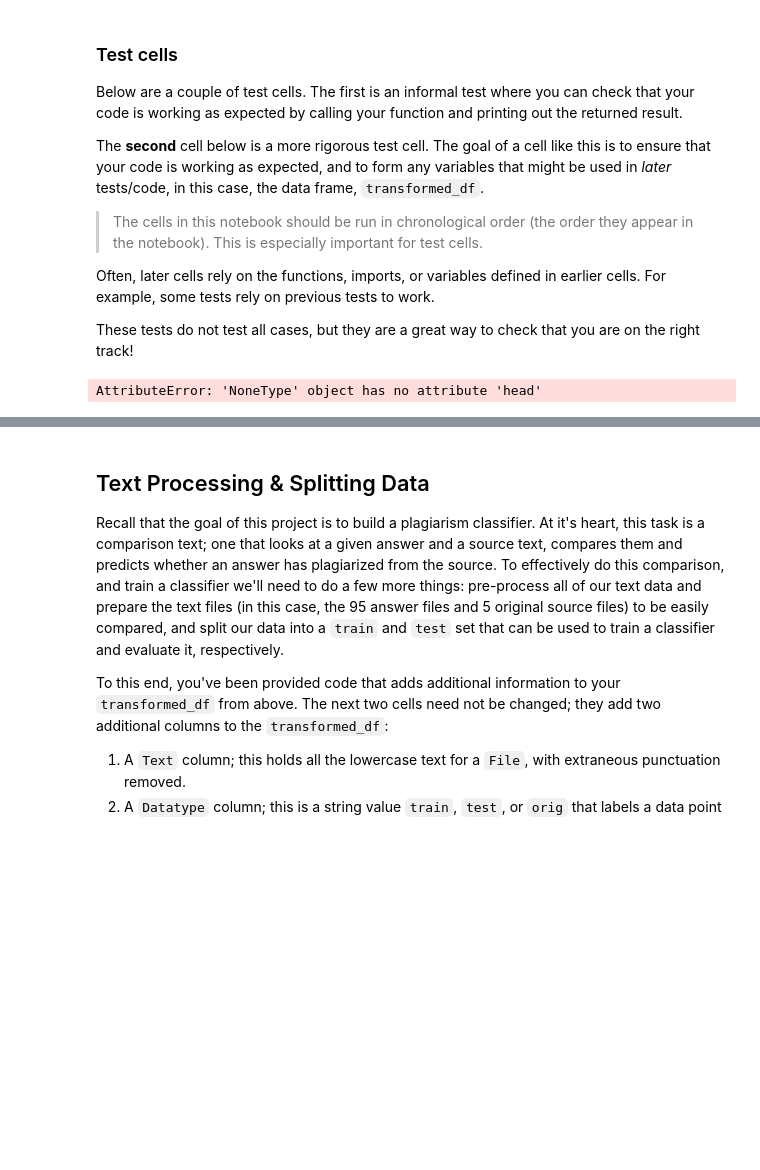
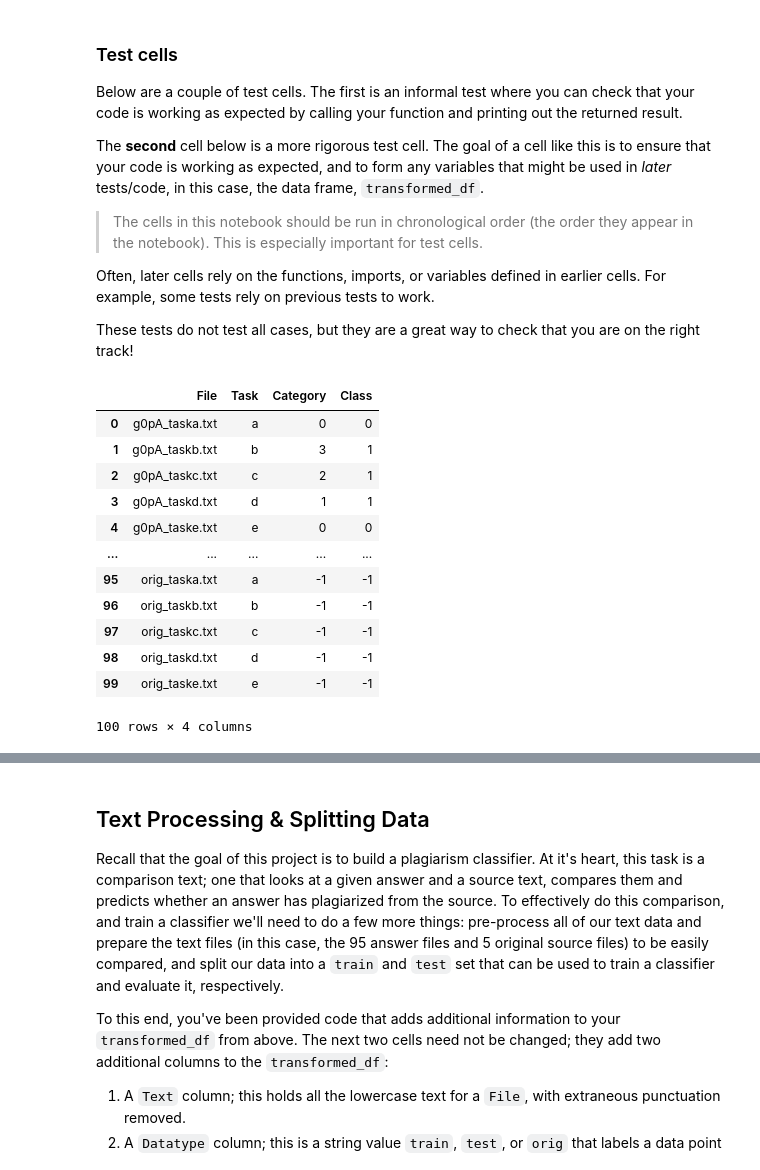
Before and after one commit to LourensWalters/deep-learning, a Jupyter notebook: notebooks/Project_Plagiarism_Detection/2_Plagiarism_Feature_Engineering.ipynb, the cells around one changed output, grey strips where cells are left out. Saved outputs shown, nothing was run; the diff lists cells and outputs as text; code cells hidden in the pictures; blank space fills up the shorter version.

````diff
--- a/notebooks/Project_Plagiarism_Detection/2_Plagiarism_Feature_Engineering.ipynb
+++ b/notebooks/Project_Plagiarism_Detection/2_Plagiarism_Feature_Engineering.ipynb
@@ -118,6 +118,21 @@ After running your function, you should get a DataFrame with rows that looks lik
 ```
 # %%
 # Read in a csv file and return a transformed dataframe
+
+def get_category(x):
+    if x == "non":
+        return 0
+    elif x == "heavy":
+        return 1
+    elif x == "light":
+        return 2
+    elif x == "cut":
+        return 3
+    elif x == "orig":
+        return -1
+    else:
+        return -1
+
 def numerical_dataframe(csv_file='data/file_information.csv'):
     '''Reads in a csv file which is assumed to have `File`, `Category` and `Task` columns.
        This function does two things:
@@ -129,8 +144,11 @@ def numerical_dataframe(csv_file='data/file_information.csv'):
        :return: A dataframe with numerical categories and a new `Class` label column'''
 
     # your code here
+    df_plagiarised = pd.read_csv(csv_file)
+    df_plagiarised["Category"] = df_plagiarised["Category"].apply(lambda x: get_category(x))
+    df_plagiarised["Class"] = df_plagiarised["Category"].apply(lambda x: 0 if x == 0 else(-1 if x == -1 else 1))
 
-    pass
+    return df_plagiarised
 # %% [markdown]
 ### Test cells
 
@@ -146,10 +164,22 @@ These tests do not test all cases, but they are a great way to check that you ar
 # %%
 # informal testing, print out the results of a called function
 # create new `transformed_df`
 transformed_df = numerical_dataframe(csv_file ='data/file_information.csv')
 
 # check work
 # check that all categories of plagiarism have a class label = 1
-transformed_df.head(10)
+transformed_df.head(100)
 # %% [output]
+|  | File | Task | Category | Class |
+| 0 | g0pA_taska.txt | a | 0 | 0 |
+| 1 | g0pA_taskb.txt | b | 3 | 1 |
+| 2 | g0pA_taskc.txt | c | 2 | 1 |
+| 3 | g0pA_taskd.txt | d | 1 | 1 |
+| 4 | g0pA_taske.txt | e | 0 | 0 |
+| ... | ... | ... | ... | ... |
+| 95 | orig_taska.txt | a | -1 | -1 |
+| 96 | orig_taskb.txt | b | -1 | -1 |
+| 97 | orig_taskc.txt | c | -1 | -1 |
+| 98 | orig_taskd.txt | d | -1 | -1 |
+| 99 | orig_taske.txt | e | -1 | -1 |
-AttributeError: 'NoneType' object has no attribute 'head'
+100 rows × 4 columns
````
Also changed, not shown: parts of 27 cells of this notebook, 8 other files.
